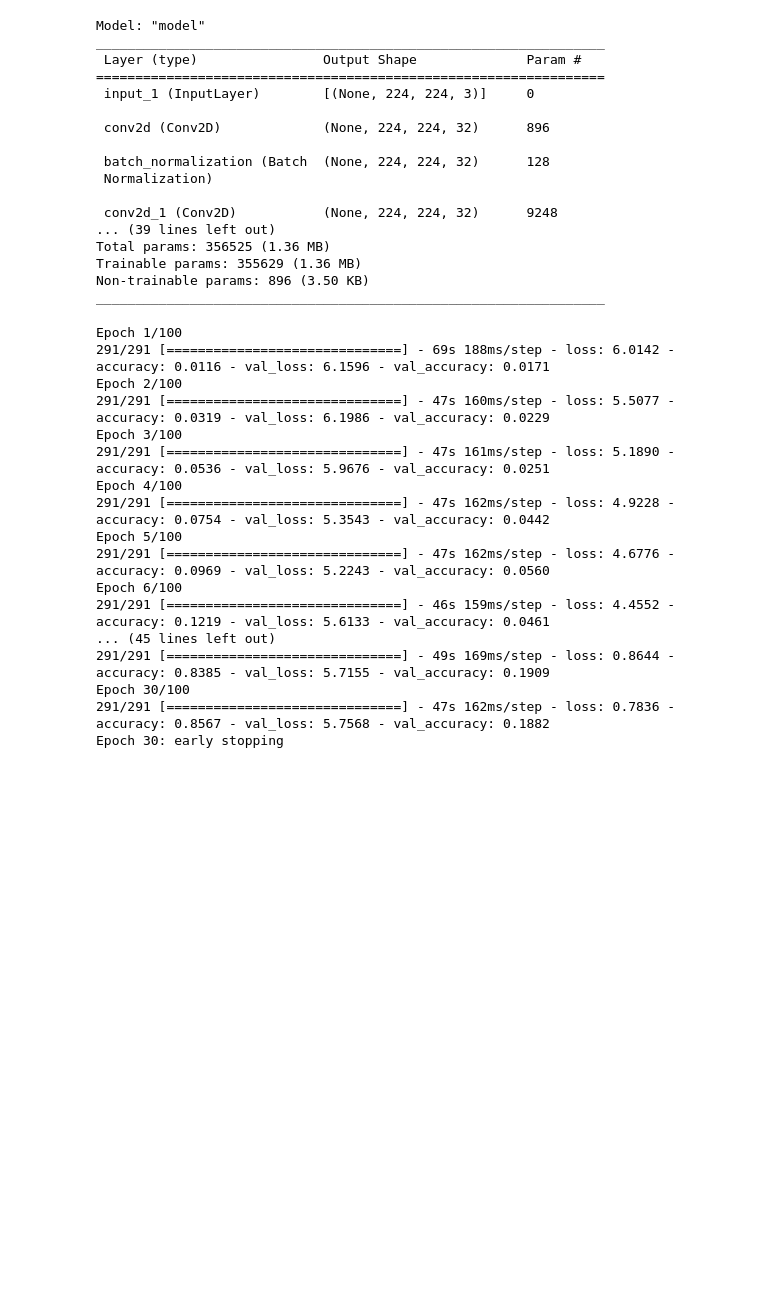
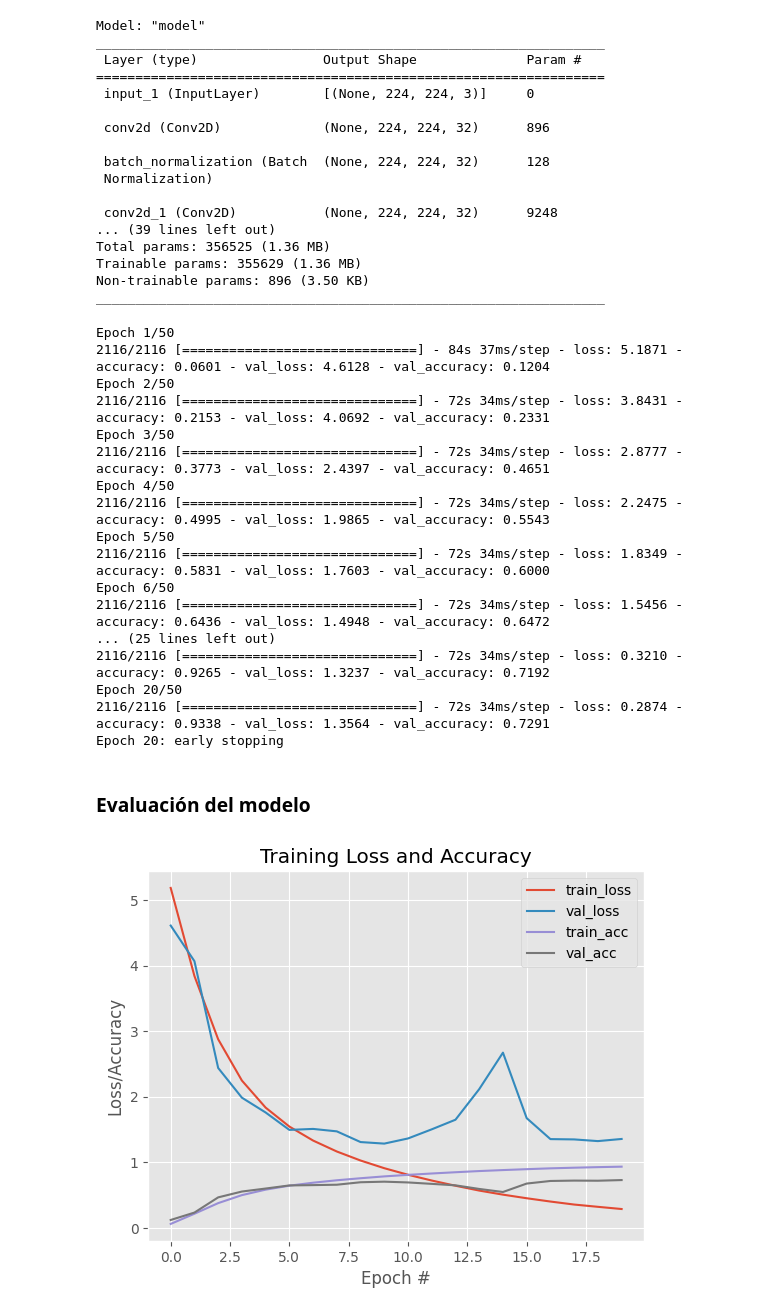
Before and after one commit to raquelvargas16/MIAR-Python-Activities, a Jupyter notebook: Proyecto_RN_Enunciado_1.ipynb, the cells around one changed output. Cells and saved outputs as stored; diff of their text form; code cells hidden in the pictures; blank space fills up the shorter version.

```diff
--- a/Proyecto_RN_Enunciado_1.ipynb
+++ b/Proyecto_RN_Enunciado_1.ipynb
@@ -33 +42,25 @@ Requirement already satisfied: idna<4,>=2.5 in /usr/local/lib/python3.10/dist-pa
+# %%
+# Funciones base
+import matplotlib.pyplot as plt
+import numpy as np
+
+def visualize_learning_curve(H):
+  epochs = len(H.history["loss"])
+  plt.style.use("ggplot")
+  plt.figure()
+  plt.plot(np.arange(0, epochs), H.history["loss"], label="train_loss")
+  plt.plot(np.arange(0, epochs), H.history["val_loss"], label="val_loss")
+  plt.plot(np.arange(0, epochs), H.history["accuracy"], label="train_acc")
+  plt.plot(np.arange(0, epochs), H.history["val_accuracy"], label="val_acc")
+  plt.title("Training Loss and Accuracy")
+  plt.xlabel("Epoch #")
+  plt.ylabel("Loss/Accuracy")
+  plt.legend()
+
+from sklearn.metrics import classification_report
+
+def evaluate_model(model, x, y):
+  print("[INFO]: Evaluando red neuronal...")
+  predictions = model.predict(x, batch_size=128)
+  print(classification_report(y, predictions.argmax(axis=1)))
 # %%
@@ -196,25 +280,34 @@ import keras
 callback = keras.callbacks.EarlyStopping(monitor='val_loss', patience=10, restore_best_weights=True, verbose=1)
 # Entrenamos el modelo
 H_callback = convnet.fit(train_ds,
-                         batch_size=256,
-                         epochs=100,
+                         batch_size=batch_size,
+                         epochs=50,
                          validation_data=val_ds,
                          callbacks=callback)
 # %% [output]
-Epoch 1/100
-291/291 [==============================] - 69s 188ms/step - loss: 6.0142 - accuracy: 0.0116 - val_loss: 6.1596 - val_accuracy: 0.0171
-Epoch 2/100
-291/291 [==============================] - 47s 160ms/step - loss: 5.5077 - accuracy: 0.0319 - val_loss: 6.1986 - val_accuracy: 0.0229
-Epoch 3/100
-291/291 [==============================] - 47s 161ms/step - loss: 5.1890 - accuracy: 0.0536 - val_loss: 5.9676 - val_accuracy: 0.0251
-Epoch 4/100
-291/291 [==============================] - 47s 162ms/step - loss: 4.9228 - accuracy: 0.0754 - val_loss: 5.3543 - val_accuracy: 0.0442
-Epoch 5/100
-291/291 [==============================] - 47s 162ms/step - loss: 4.6776 - accuracy: 0.0969 - val_loss: 5.2243 - val_accuracy: 0.0560
-Epoch 6/100
-291/291 [==============================] - 46s 159ms/step - loss: 4.4552 - accuracy: 0.1219 - val_loss: 5.6133 - val_accuracy: 0.0461
-... (45 lines left out)
-291/291 [==============================] - 49s 169ms/step - loss: 0.8644 - accuracy: 0.8385 - val_loss: 5.7155 - val_accuracy: 0.1909
-Epoch 30/100
-291/291 [==============================] - 47s 162ms/step - loss: 0.7836 - accuracy: 0.8567 - val_loss: 5.7568 - val_accuracy: 0.1882
-Epoch 30: early stopping
+Epoch 1/50
+2116/2116 [==============================] - 84s 37ms/step - loss: 5.1871 - accuracy: 0.0601 - val_loss: 4.6128 - val_accuracy: 0.1204
+Epoch 2/50
+2116/2116 [==============================] - 72s 34ms/step - loss: 3.8431 - accuracy: 0.2153 - val_loss: 4.0692 - val_accuracy: 0.2331
+Epoch 3/50
+2116/2116 [==============================] - 72s 34ms/step - loss: 2.8777 - accuracy: 0.3773 - val_loss: 2.4397 - val_accuracy: 0.4651
+Epoch 4/50
+2116/2116 [==============================] - 72s 34ms/step - loss: 2.2475 - accuracy: 0.4995 - val_loss: 1.9865 - val_accuracy: 0.5543
+Epoch 5/50
+2116/2116 [==============================] - 72s 34ms/step - loss: 1.8349 - accuracy: 0.5831 - val_loss: 1.7603 - val_accuracy: 0.6000
+Epoch 6/50
+2116/2116 [==============================] - 72s 34ms/step - loss: 1.5456 - accuracy: 0.6436 - val_loss: 1.4948 - val_accuracy: 0.6472
+... (25 lines left out)
+2116/2116 [==============================] - 72s 34ms/step - loss: 0.3210 - accuracy: 0.9265 - val_loss: 1.3237 - val_accuracy: 0.7192
+Epoch 20/50
+2116/2116 [==============================] - 72s 34ms/step - loss: 0.2874 - accuracy: 0.9338 - val_loss: 1.3564 - val_accuracy: 0.7291
+Epoch 20: early stopping
+# %% [markdown]
+### Evaluación del modelo
+# %%
+# Evaluación + Testeo
+
+# Learning curves
+visualize_learning_curve(H_callback)
+# %% [output]
+[figure, added]
```
Also changed, not shown: parts of 20 cells of this notebook.
